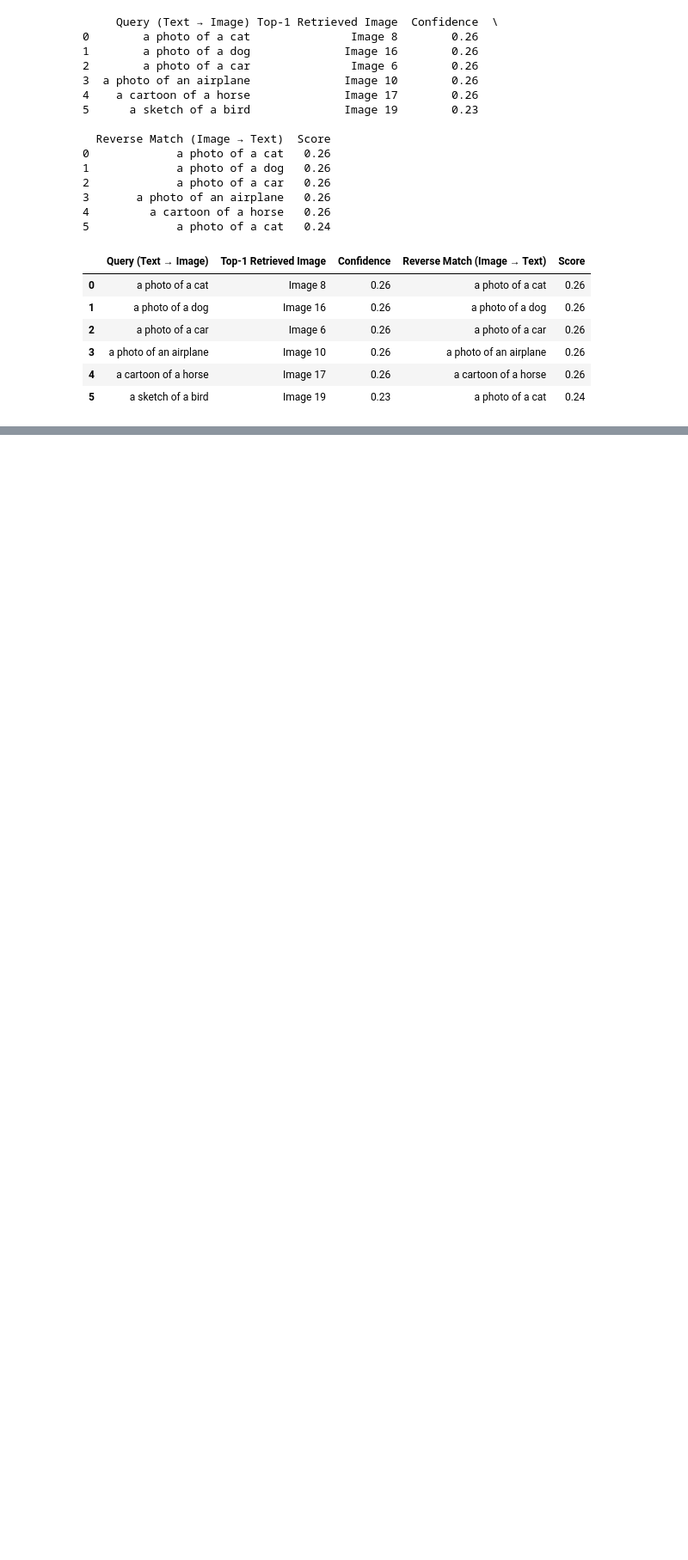
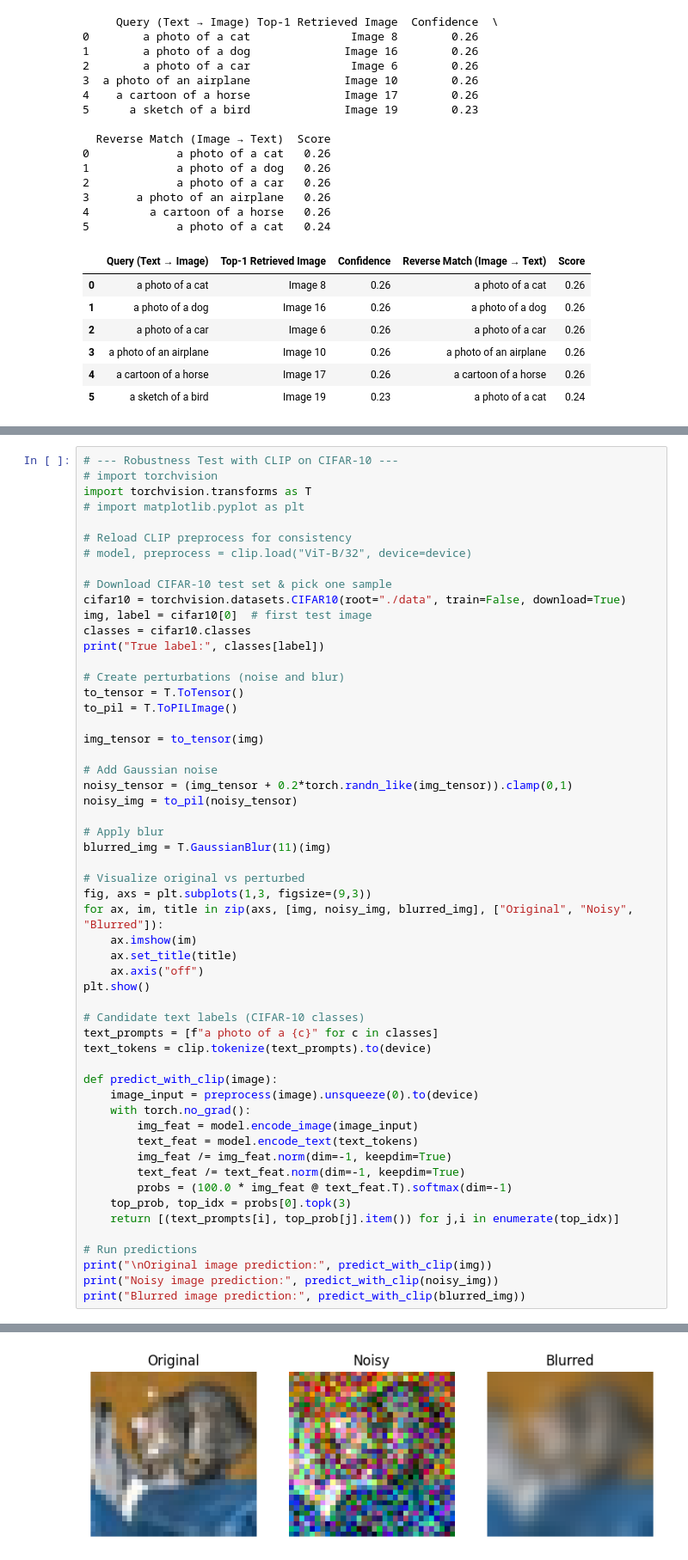
Before and after one commit to MFarooq4321/CS-6304-PA1, a Jupyter notebook: Task3.ipynb, the cells around one changed output, grey strips where cells are left out. Shown at 86% size. Cells and saved outputs as stored; diff of their text form; blank space fills up the shorter version.

```diff
--- a/Task3.ipynb
+++ b/Task3.ipynb
@@ -689,0 +689,56 @@ Figures saved to ./figures_repr/embedding_tsne_clip.png and ..._resnet.png
+# %%
+# --- Robustness Test with CLIP on CIFAR-10 ---
+# import torchvision
+import torchvision.transforms as T
+# import matplotlib.pyplot as plt
+
+# Reload CLIP preprocess for consistency
+# model, preprocess = clip.load("ViT-B/32", device=device)
+
+# Download CIFAR-10 test set & pick one sample
+cifar10 = torchvision.datasets.CIFAR10(root="./data", train=False, download=True)
+img, label = cifar10[0]  # first test image
+classes = cifar10.classes
+print("True label:", classes[label])
+
+# Create perturbations (noise and blur)
+to_tensor = T.ToTensor()
+to_pil = T.ToPILImage()
+
+img_tensor = to_tensor(img)
+
+# Add Gaussian noise
+noisy_tensor = (img_tensor + 0.2*torch.randn_like(img_tensor)).clamp(0,1)
+noisy_img = to_pil(noisy_tensor)
+
+# Apply blur
+blurred_img = T.GaussianBlur(11)(img)
+
+# Visualize original vs perturbed
+fig, axs = plt.subplots(1,3, figsize=(9,3))
+for ax, im, title in zip(axs, [img, noisy_img, blurred_img], ["Original", "Noisy", "Blurred"]):
+    ax.imshow(im)
+    ax.set_title(title)
+    ax.axis("off")
+plt.show()
+
+# Candidate text labels (CIFAR-10 classes)
+text_prompts = [f"a photo of a {c}" for c in classes]
+text_tokens = clip.tokenize(text_prompts).to(device)
+
+def predict_with_clip(image):
+    image_input = preprocess(image).unsqueeze(0).to(device)
+    with torch.no_grad():
+        img_feat = model.encode_image(image_input)
+        text_feat = model.encode_text(text_tokens)
+        img_feat /= img_feat.norm(dim=-1, keepdim=True)
+        text_feat /= text_feat.norm(dim=-1, keepdim=True)
+        probs = (100.0 * img_feat @ text_feat.T).softmax(dim=-1)
+    top_prob, top_idx = probs[0].topk(3)
+    return [(text_prompts[i], top_prob[j].item()) for j,i in enumerate(top_idx)]
+
+# Run predictions
+print("\nOriginal image prediction:", predict_with_clip(img))
+print("Noisy image prediction:", predict_with_clip(noisy_img))
+print("Blurred image prediction:", predict_with_clip(blurred_img))
+# %% [output]
@@ -689,0 +746 @@ Figures saved to ./figures_repr/embedding_tsne_clip.png and ..._resnet.png
+[figure, added]
```
Also changed, not shown: parts of 4 cells of this notebook.
